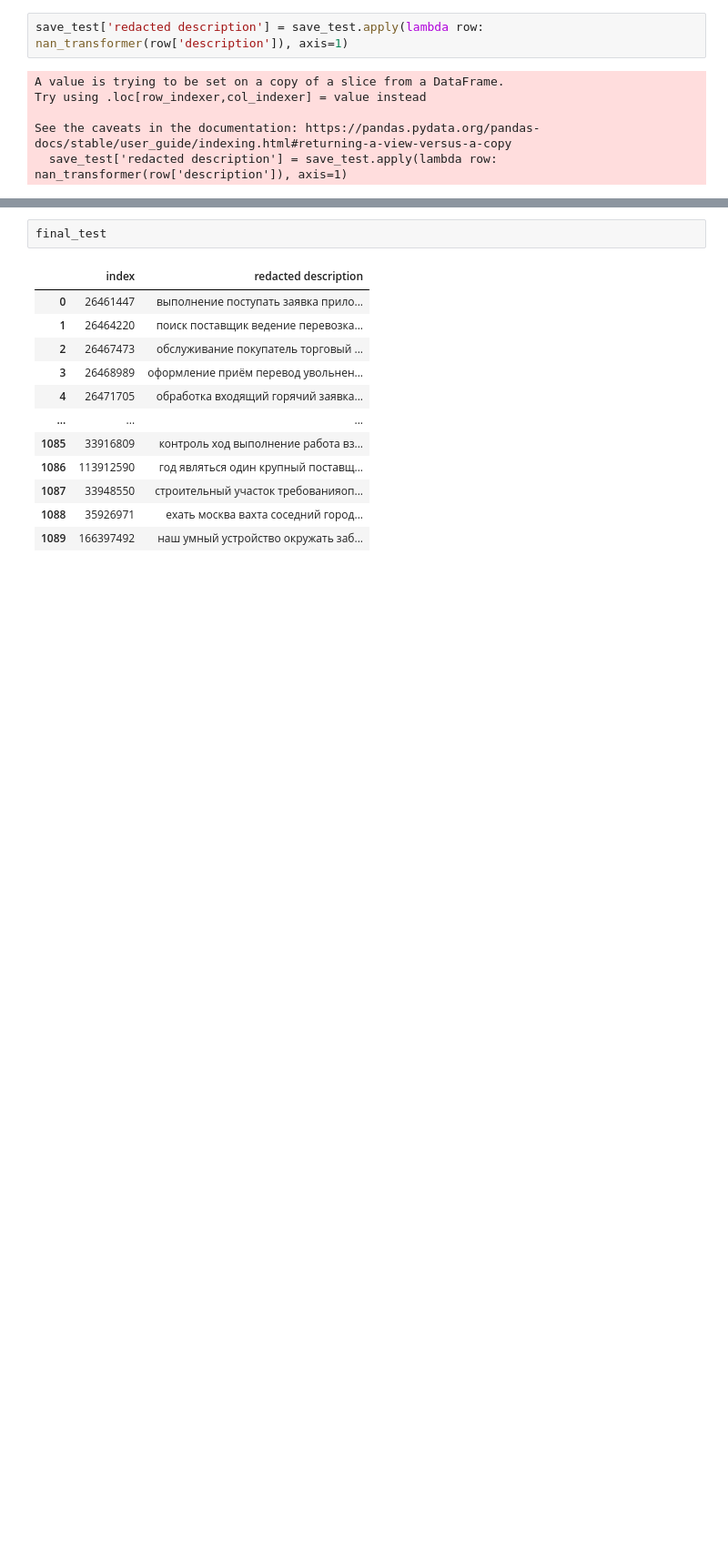
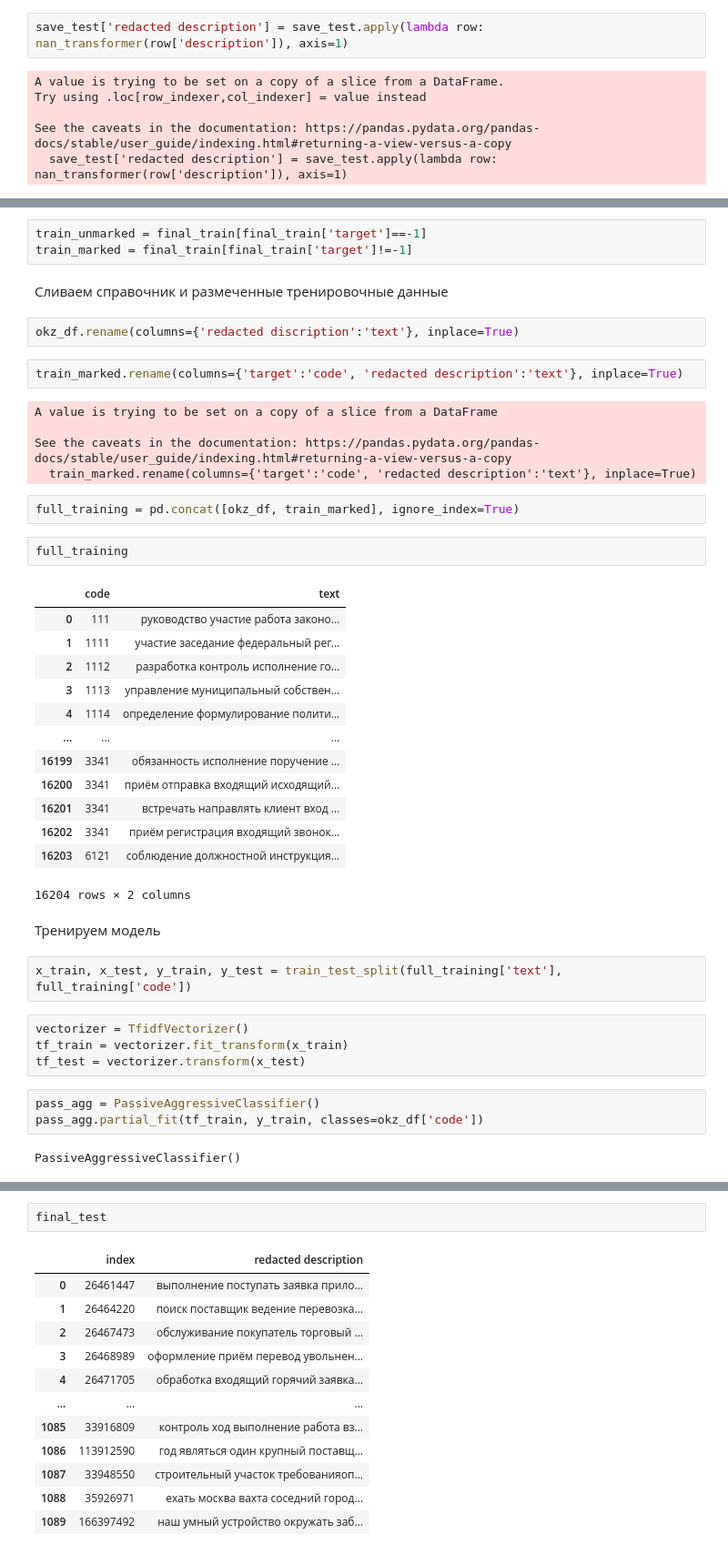
Before and after one commit to sersldmir/all_comp_repo, a Jupyter notebook: Main_file/main_project.ipynb, the cells around one changed output, grey strips where cells are left out. Shown at 91% size. Saved outputs shown, nothing was run; the diff lists cells and outputs as text; blank space fills up the shorter version.

```diff
--- a/Main_file/main_project.ipynb
+++ b/Main_file/main_project.ipynb
@@ -446,0 +201,45 @@ final_test
+# %%
+train_unmarked = final_train[final_train['target']==-1]
+train_marked = final_train[final_train['target']!=-1]
+# %% [markdown]
+Сливаем справочник и размеченные тренировочные данные
+# %%
+okz_df.rename(columns={'redacted discription':'text'}, inplace=True)
+# %%
+train_marked.rename(columns={'target':'code', 'redacted description':'text'}, inplace=True)
+# %% [output]
+A value is trying to be set on a copy of a slice from a DataFrame
+
+See the caveats in the documentation: https://pandas.pydata.org/pandas-docs/stable/user_guide/indexing.html#returning-a-view-versus-a-copy
+  train_marked.rename(columns={'target':'code', 'redacted description':'text'}, inplace=True)
+# %%
+full_training = pd.concat([okz_df, train_marked], ignore_index=True)
+# %%
+full_training
+# %% [output]
+|  | code | text |
+| 0 | 111 | руководство участие работа законо... |
+| 1 | 1111 | участие заседание федеральный рег... |
+| 2 | 1112 | разработка контроль исполнение го... |
+| 3 | 1113 | управление муниципальный собствен... |
+| 4 | 1114 | определение формулирование полити... |
+| ... | ... | ... |
+| 16199 | 3341 | обязанность исполнение поручение ... |
+| 16200 | 3341 | приём отправка входящий исходящий... |
+| 16201 | 3341 | встречать направлять клиент вход ... |
+| 16202 | 3341 | приём регистрация входящий звонок... |
+| 16203 | 6121 | соблюдение должностной инструкция... |
+16204 rows × 2 columns
+# %% [markdown]
+Тренируем модель
+# %%
+x_train, x_test, y_train, y_test = train_test_split(full_training['text'], full_training['code'])
+# %%
+vectorizer = TfidfVectorizer()
+tf_train = vectorizer.fit_transform(x_train)
+tf_test = vectorizer.transform(x_test)
+# %%
+pass_agg = PassiveAggressiveClassifier()
+pass_agg.partial_fit(tf_train, y_train, classes=okz_df['code'])
+# %% [output]
+PassiveAggressiveClassifier()
```
Also changed, not shown: parts of 60 cells of this notebook, 1 other file.
